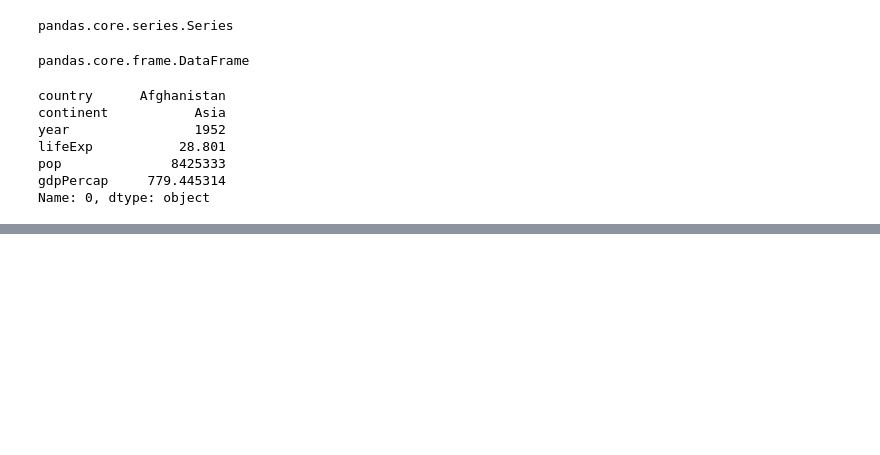
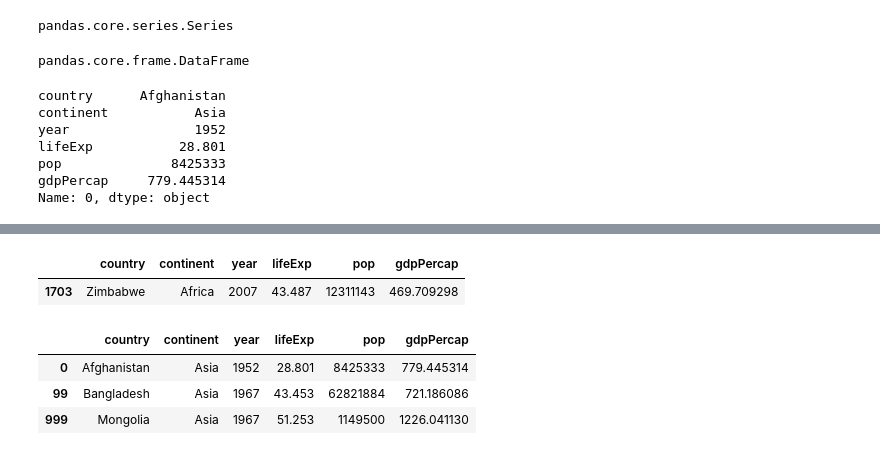
Before and after one commit to gitteolhub/PyCharm-Community-Edition-2024.1.4, a Jupyter notebook: chap2/chap2.ipynb, the cells around one changed output, grey strips where cells are left out. Drawn from its saved outputs; the diff is of its cells as text; code cells hidden in the pictures; blank space fills up the shorter version.

```diff
--- a/chap2/chap2.ipynb
+++ b/chap2/chap2.ipynb
@@ -168,0 +182,13 @@ Name: 0, dtype: object
+# %%
+df.tail(n = 1)
+# %% [output]
+|  | country | continent | year | lifeExp | pop | gdpPercap |
+| 1703 | Zimbabwe | Africa | 2007 | 43.487 | 12311143 | 469.709298 |
+# %%
+# 첫 번째, 100번째, 1000번째 데이터 추출
+df.loc[[0, 99, 999]]
+# %% [output]
+|  | country | continent | year | lifeExp | pop | gdpPercap |
+| 0 | Afghanistan | Asia | 1952 | 28.801 | 8425333 | 779.445314 |
+| 99 | Bangladesh | Asia | 1967 | 43.453 | 62821884 | 721.186086 |
+| 999 | Mongolia | Asia | 1967 | 51.253 | 1149500 | 1226.041130 |
```
Also changed, not shown: parts of 14 cells of this notebook.
